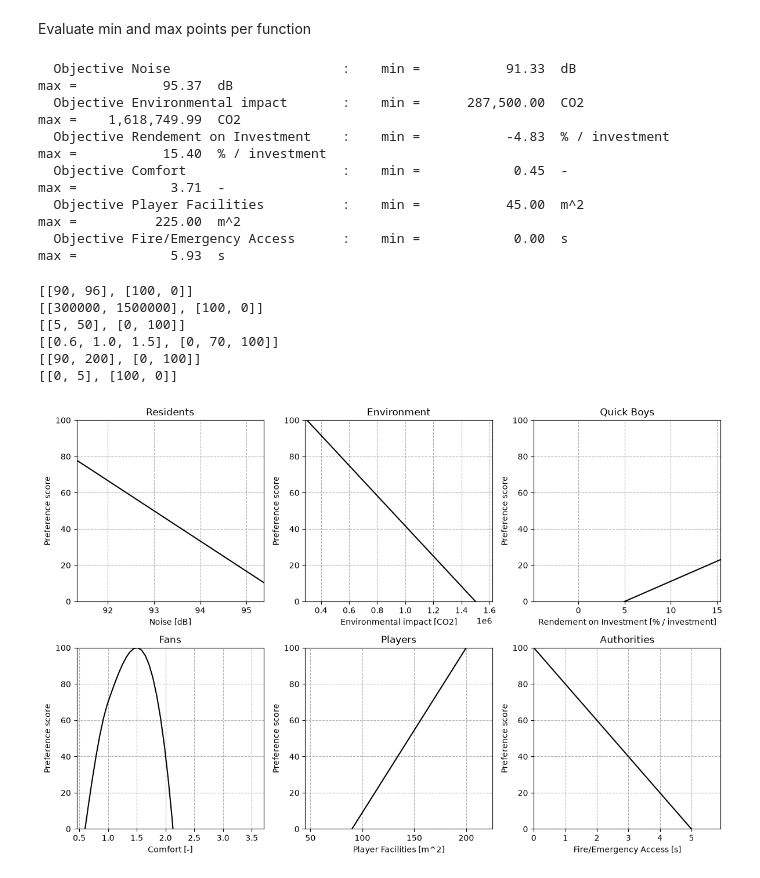
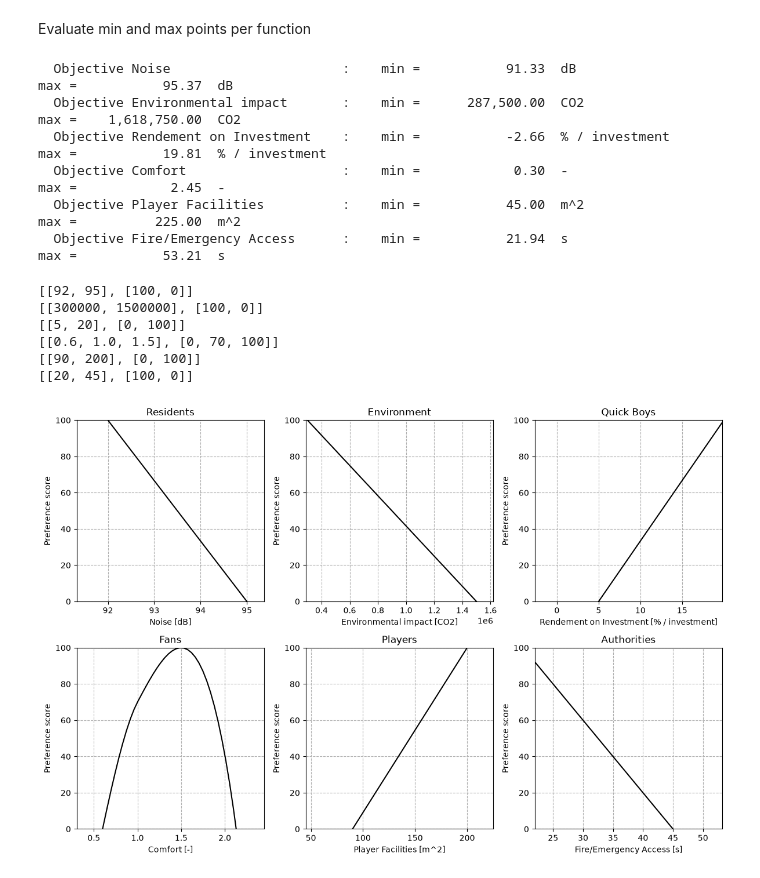
Before and after one commit to harm03/IMD_Group_2, a Jupyter notebook: MODO2.ipynb, the cells around one changed output. Saved outputs shown, nothing was run; the diff lists cells and outputs as text; code cells hidden in the pictures.

```diff
--- a/MODO2.ipynb
+++ b/MODO2.ipynb
@@ -34,6 +34,9 @@ b3 = [10, 25]        # x3
 b4 = [45, 90]        # x4
 b5 = [5, 20]         # x5
 bounds = [b1, b2, b3, b4, b5]
+
+# Integer mask for the optimiser: True = variable must be a whole number (x1, x2, x5)
+integrality = [True, True, False, False, True]
 # %% [markdown]
 ## Constraints
 
@@ -83,7 +91,7 @@ def cost(x1, x2, x3, x4):
     """
     cost_seat = 500       # Cost per seat
     cost_parking = 1000   # Cost per parking space
-    cost_tribune = 500    # Cost per m^2 of the tribune
+    cost_tribune = 250    # Cost per m^2 of the tribune
     return cost_seat*x1 + cost_parking*x2 + cost_tribune*x3*x4*structure_factor(x1)
 
 def obj_func_1(x1, x2, x3, x4, x5):
@@ -135,9 +143,11 @@ def obj_func_4(x1, x2, x3, x4, x5):
     """
     depth_ref = 0.85    # Comfortable row depth [m]
     width_ref = 0.55    # Comfortable seat width [m]
+    factor_hallway = 1.5
 
-    row_depth = x3 / x5
-    seat_width = x4 * x5 / x1
+    row_depth = x3 / (factor_hallway * x5)
+    seat_width = x4 / (factor_hallway * x1 / x5)
+
     return np.minimum(row_depth / depth_ref, seat_width / width_ref)
 
 def obj_func_5(x1, x2, x3, x4, x5):
@@ -153,8 +163,17 @@ def obj_func_6(x1, x2, x3, x4, x5):
     This objective function defines m^2 per spectator for emergency access.
     Output: m^2 / supporter
     """
-    A_seat = 0.5        # Area of a seat
-    return (x3*x4 - A_seat*x1) / x1
+    walking_speed = 1.2       # m/s
+    flow_rate = 0.7           # persons/(m*s)
+
+    # Approximate distance through the rows
+    average_row_distance = x4 / (2 * x5)
+    walking_time = average_row_distance / walking_speed
+    people_per_row = x1 / x5
+    flow_capacity = x3 * flow_rate
+    discharge_time = people_per_row / flow_capacity
+
+    return walking_time + discharge_time + 20
 # %%
 objectives = [
     (obj_func_1, "Noise",                   "dB",               "Residents"),
@@ -175,29 +194,29 @@ objective_minmax = {} # Dictionary to store the min and max values for each obje
 for i, (obj_func, name, unit, stakeholder) in enumerate(objectives):
     f = lambda x, sign=1: sign * obj_func(*x)
 
-    min_val =  differential_evolution(f, bounds, seed=1, tol=1e-8).fun
-    max_val = -differential_evolution(lambda x: f(x, sign=-1), bounds, seed=1, tol=1e-8).fun
+    min_val =  differential_evolution(f, bounds, integrality=integrality, seed=1, tol=1e-8).fun
+    max_val = -differential_evolution(lambda x: f(x, sign=-1), bounds, integrality=integrality, seed=1, tol=1e-8).fun
 
     objective_minmax[name] = min_val, max_val
     print(f"  Objective {name:<25}  :    min = {min_val:>15,.2f}  {unit:<15}    max = {max_val:>15,.2f}  {unit}")
 # %% [output]
   Objective Noise                      :    min =           91.33  dB                 max =           95.37  dB
-  Objective Environmental impact       :    min =      287,500.00  CO2                max =    1,618,749.99  CO2
-  Objective Rendement on Investment    :    min =           -4.83  % / investment     max =           15.40  % / investment
-  Objective Comfort                    :    min =            0.45  -                  max =            3.71  -
+  Objective Environmental impact       :    min =      287,500.00  CO2                max =    1,618,750.00  CO2
+  Objective Rendement on Investment    :    min =           -2.66  % / investment     max =           19.81  % / investment
+  Objective Comfort                    :    min =            0.30  -                  max =            2.45  -
   Objective Player Facilities          :    min =           45.00  m^2                max =          225.00  m^2
-  Objective Fire/Emergency Access      :    min =            0.00  s                  max =            5.93  s
+  Objective Fire/Emergency Access      :    min =           21.94  s                  max =           53.21  s
 # %%
 weights =    [2/14, 3/14, 3/14, 2/14, 1/14, 3/14]
 assert np.isclose(sum(weights), 1.0), f"Weights must sum to 1, got {sum(weights)}"
 # %%
 # Define preferences
-prefs =        [[[90, 96],                      [100, 0]],          # preference noise
+prefs =        [[[92, 95],                      [100, 0]],          # preference noise
                 [[300000, 1500000],             [100, 0]],          # preference m^3 co2
-                [[5, 50],                       [0, 100]],          # preference ROI
+                [[5, 20],                       [0, 100]],          # preference ROI
                 [[0.6, 1.0, 1.5],               [0, 70, 100]],      # preference comfort index (1 = reference comfort)
-                [[90, 200],                     [0, 100]],          # preference index
-                [[0, 5],                        [100, 0]]]          # preference fire emergency time
+                [[90, 200],                     [0, 100]],          # preference area
+                [[20, 45],                      [100, 0]]]          # preference fire emergency time
 
 
 # Preference curve values for plotting
@@ -236,37 +255,37 @@ plt.show()
 # (clipped, because pchip extrapolates outside the curve range)
 def pref_func_1(x1, x2, x3, x4, x5):
     noise = obj_func_1(x1, x2, x3, x4, x5)
     return np.clip(pchip_interpolate(prefs[0][0], prefs[0][1], noise), 0, 100)
 
 def pref_func_2(x1, x2, x3, x4, x5):
     environment = obj_func_2(x1, x2, x3, x4, x5)
     return np.clip(pchip_interpolate(prefs[1][0], prefs[1][1], environment), 0, 100)
 
 def pref_func_3(x1, x2, x3, x4, x5):
     rend = obj_func_3(x1, x2, x3, x4, x5)
     return np.clip(pchip_interpolate(prefs[2][0], prefs[2][1], rend), 0, 100)
 
 def pref_func_4(x1, x2, x3, x4, x5):
     comfort = obj_func_4(x1, x2, x3, x4, x5)
     return np.clip(pchip_interpolate(prefs[3][0], prefs[3][1], comfort), 0, 100)
 
 def pref_func_5(x1, x2, x3, x4, x5):
     facilities = obj_func_5(x1, x2, x3, x4, x5)
     return np.clip(pchip_interpolate(prefs[4][0], prefs[4][1], facilities), 0, 100)
 
 def pref_func_6(x1, x2, x3, x4, x5):
     access = obj_func_6(x1, x2, x3, x4, x5)
     return np.clip(pchip_interpolate(prefs[5][0], prefs[5][1], access), 0, 100)
 
 pref_funcs = [pref_func_1, pref_func_2, pref_func_3, pref_func_4, pref_func_5, pref_func_6]  # list of preference functions for easier handling
 # %% [output]
-[[90, 96], [100, 0]]
+[[92, 95], [100, 0]]
 [[300000, 1500000], [100, 0]]
-[[5, 50], [0, 100]]
+[[5, 20], [0, 100]]
 [[0.6, 1.0, 1.5], [0, 70, 100]]
 [[90, 200], [0, 100]]
-[[0, 5], [100, 0]]
+[[20, 45], [100, 0]]
-[figure, old version]
+[figure, new version]
 # %%
 weights_arr = np.array(weights)
 
```
Also changed, not shown: parts of 4 cells of this notebook.
